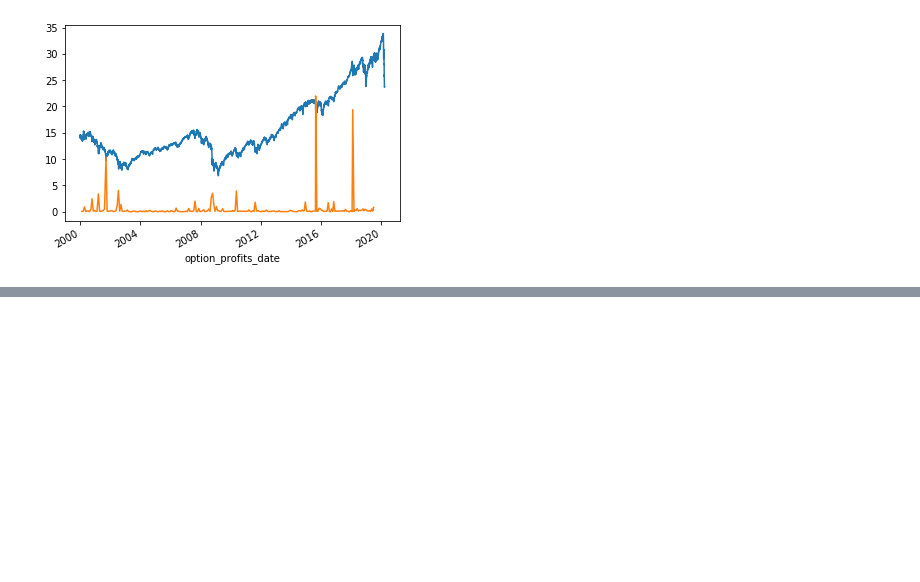
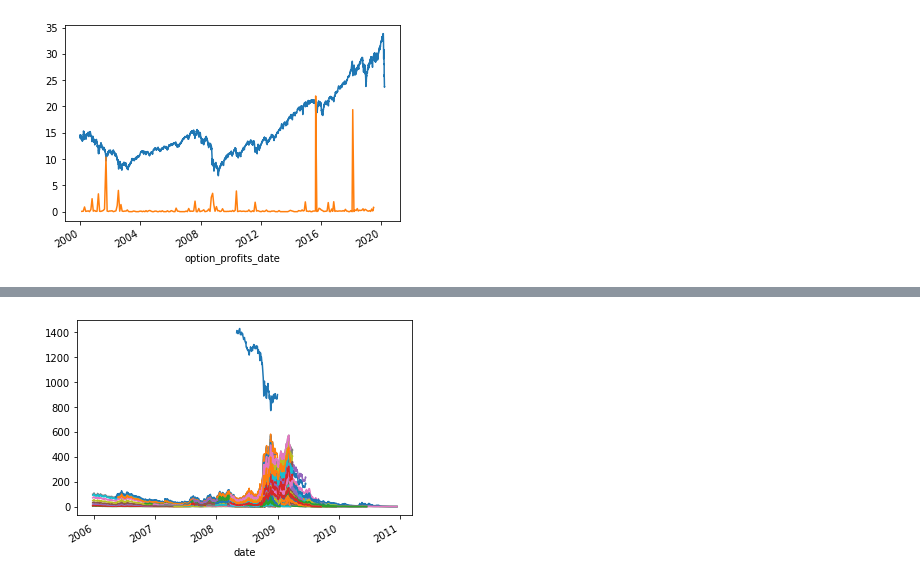
Before and after one commit to stopachka/gamma, a Jupyter notebook: 01_puts_strategy.ipynb, the cells around one changed output, grey strips where cells are left out. Drawn from its saved outputs; the diff is of its cells as text; code cells hidden in the pictures; blank space fills up the shorter version.

```diff
--- a/01_puts_strategy.ipynb
+++ b/01_puts_strategy.ipynb
@@ -251,0 +264,23 @@ otm_range=(0.1, 0.3), maturity_range=(50, 75)
+# %%
+def f(x):
+    first = x.iloc[0]
+    best = max(x)
+    return max(best, 1) / max(first, 1)
+
+growths = xs.groupby(
+    [OPTION_PRICES_ID_COL]
+)[
+    OPTION_PRICES_BID_COL
+].agg(f)
+
+(STOCK_PRICES[STOCK_PRICES_AVG_COL][start_date:end_date]).plot()
+
+for id, growth in growths.iteritems():
+    if growth > 10:
+        ops = OPTION_PRICES[
+            OPTION_PRICES[OPTION_PRICES_ID_COL] == id
+        ]
+        ops = ops.set_index(ops[OPTION_PRICES_DATE_COL])
+        ops[OPTION_PRICES_BID_COL].plot()
+# %% [output]
+[figure, added]
```
Also changed, not shown: parts of 4 cells of this notebook.
